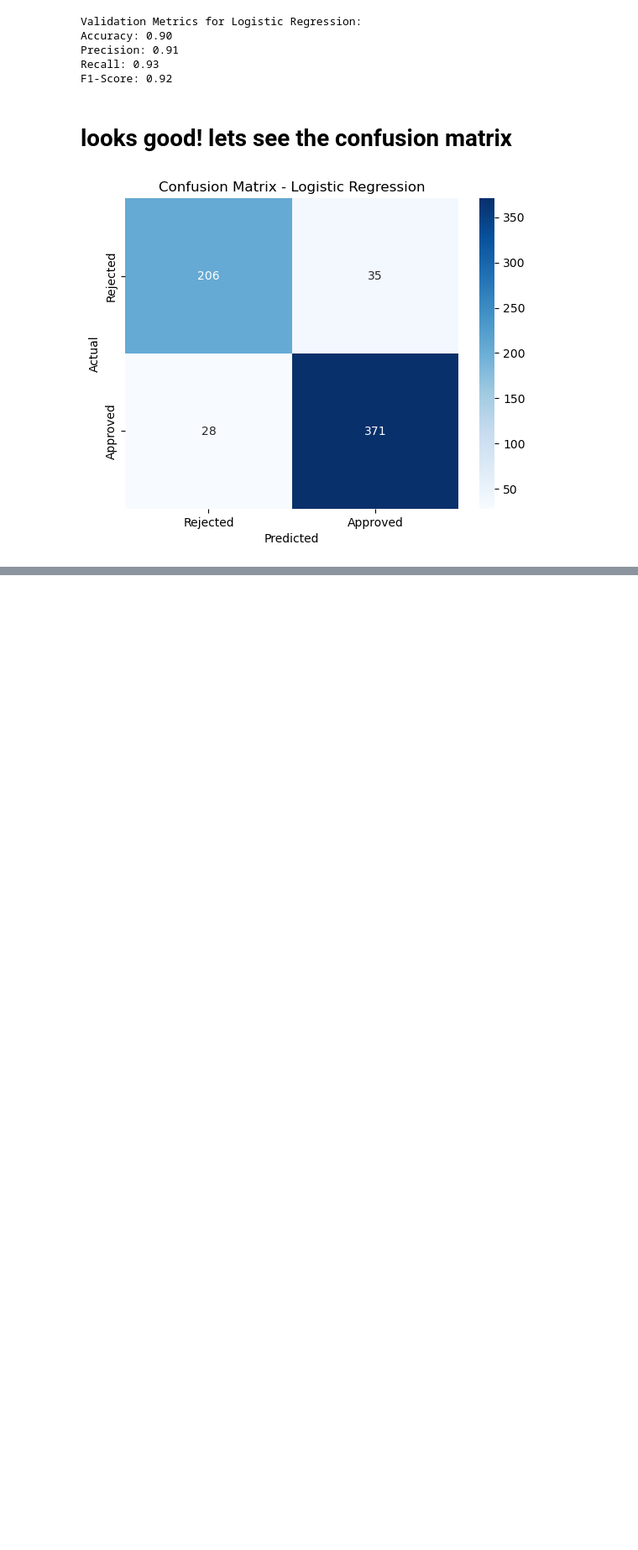
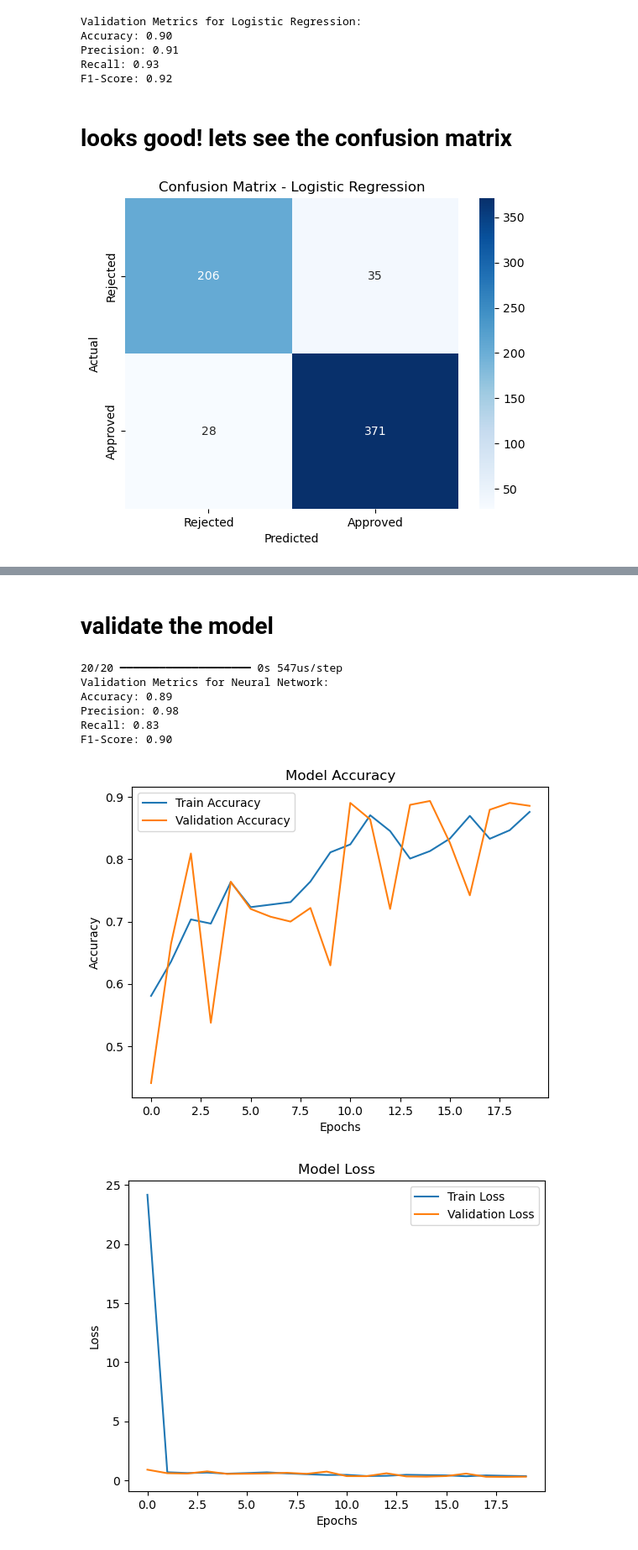
Before and after one commit to ivanivanmontes/ML-project, a Jupyter notebook: model_training.ipynb, the cells around one changed output, grey strips where cells are left out. Shown at 84% size. Cells and saved outputs as stored; diff of their text form; code cells hidden in the pictures; blank space fills up the shorter version.

```diff
--- a/model_training.ipynb
+++ b/model_training.ipynb
@@ -155,0 +203,19 @@ plt.show()
+# %%
+nn_model = Sequential([
+    Input(shape=(X_train.shape[1],)),  # Input layer
+    Dense(32, activation='relu'),  # First hidden layer
+    Dense(16, activation='relu'),  # Second hidden layer
+    Dense(1, activation='sigmoid')  # Output layer for binary classification
+])
+
+# Compile the model
+nn_model.compile(optimizer=Adam(learning_rate=0.001),
+                 loss='binary_crossentropy',
+                 metrics=['accuracy'])
+
+# Train the model
+history = nn_model.fit(X_train, y_train,
+                       validation_data=(X_val, y_val),
+                       epochs=20,
+                       batch_size=32,
+                       verbose=1)
@@ -155,0 +240,42 @@ plt.show()
+# %% [markdown]
+# validate the model
+# %%
+y_val_pred_probs = nn_model.predict(X_val)  # Probabilities
+y_val_pred = (y_val_pred_probs > 0.5).astype("int32").flatten()  # Convert to binary predictions
+accuracy = accuracy_score(y_val, y_val_pred)
+precision = precision_score(y_val, y_val_pred)
+recall = recall_score(y_val, y_val_pred)
+f1 = f1_score(y_val, y_val_pred)
+
+print("Validation Metrics for Neural Network:")
+print(f"Accuracy: {accuracy:.2f}")
+print(f"Precision: {precision:.2f}")
+print(f"Recall: {recall:.2f}")
+print(f"F1-Score: {f1:.2f}")
+# %% [output]
+20/20 ━━━━━━━━━━━━━━━━━━━━ 0s 547us/step
+Validation Metrics for Neural Network:
+Accuracy: 0.89
+Precision: 0.98
+Recall: 0.83
+F1-Score: 0.90
+# %%
+plt.plot(history.history['accuracy'], label='Train Accuracy')
+plt.plot(history.history['val_accuracy'], label='Validation Accuracy')
+plt.title('Model Accuracy')
+plt.xlabel('Epochs')
+plt.ylabel('Accuracy')
+plt.legend()
+plt.show()
+
+# Plot training & validation loss
+plt.plot(history.history['loss'], label='Train Loss')
+plt.plot(history.history['val_loss'], label='Validation Loss')
+plt.title('Model Loss')
+plt.xlabel('Epochs')
+plt.ylabel('Loss')
+plt.legend()
+plt.show()
+# %% [output]
+[figure, added]
+[figure, added]
```
Also changed, not shown: parts of 11 cells of this notebook.
